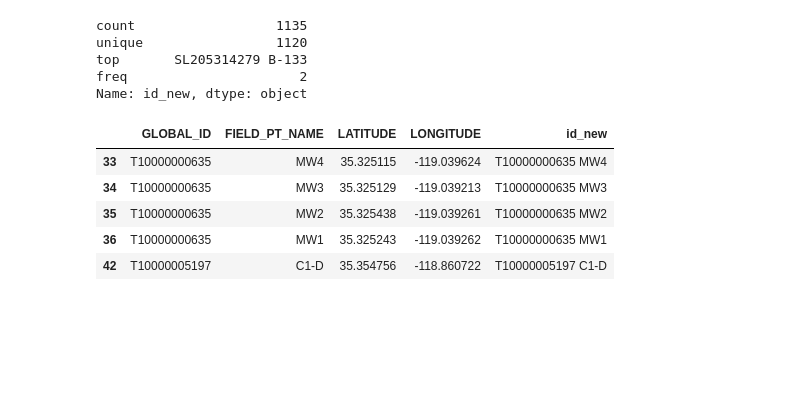
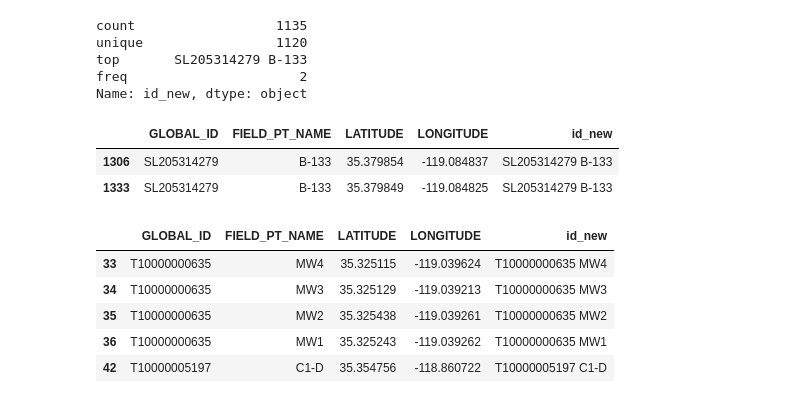
Before and after one commit to waterdatacollaborative/NicoleLook_Drinking-Water-Contaminant-Classification, a Jupyter notebook: Capstone.ipynb, the cells around one changed output. Saved outputs shown, nothing was run; the diff lists cells and outputs as text; code cells hidden in the pictures; blank space fills up the shorter version.

```diff
--- a/Capstone.ipynb
+++ b/Capstone.ipynb
@@ -583,5 +612,5 @@ array(['SUR', 'VEW', 'BH', 'MW', 'SP', 'PZ', 'LSP', 'ES', 'MS', 'IS',
 # %%
 # Field_pt_class that are relevant: MW = remediation/monitoring well
 
-geo_xy = geo_xy[geo_xy['FIELD_PT_CLASS'] == 'MW']
+gw_loc2 = geo_xy[geo_xy['FIELD_PT_CLASS'] == 'MW'].copy()
 # %%
@@ -589,7 +618,5 @@ geo_xy.dropna(inplace=True)
 # %%
-gw_loc2 = geo_xy[['GLOBAL_ID', 'FIELD_PT_NAME', 'LATITUDE','LONGITUDE']].copy()
-gw_loc2.dropna(inplace=True)
-gw_loc2.drop_duplicates(inplace=True)
+gw_loc2 = gw_loc2[['GLOBAL_ID', 'FIELD_PT_NAME', 'LATITUDE','LONGITUDE']]
 # %%
 # Both GLOBAL_ID and FIELD_PT_NAME are not unique.
 # So I'll need to engineer a column of both and hope that that is unique enough
@@ -603,6 +630,12 @@ unique                 1120
 top       SL205314279 B-133
 freq                      2
 Name: id_new, dtype: object
+# %%
+gw_loc2[gw_loc2['id_new'] == 'SL205314279 B-133']
+# %% [output]
+|  | GLOBAL_ID | FIELD_PT_NAME | LATITUDE | LONGITUDE | id_new |
+| 1306 | SL205314279 | B-133 | 35.379854 | -119.084837 | SL205314279 B-133 |
+| 1333 | SL205314279 | B-133 | 35.379849 | -119.084825 | SL205314279 B-133 |
 # %%
 # dropping non-unique wells. Ok since it is only 15, though we'll see if there are any wells without locataions after mapping
 gw_loc2.drop_duplicates(inplace=True)
```
Also changed, not shown: parts of 29 cells of this notebook.
